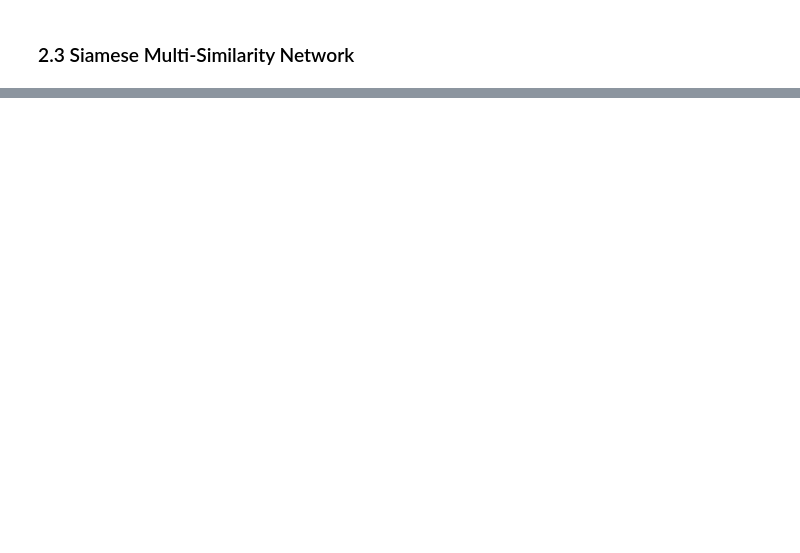
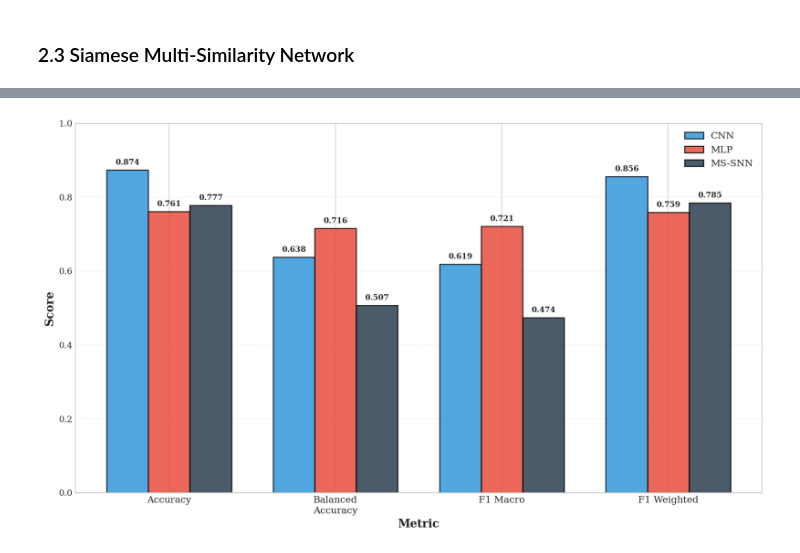
Before and after one commit to carlosnatalino/ONDM_2026_Siamese, a Jupyter notebook: visualize_results.ipynb, the cells around one changed output, grey strips where cells are left out. Drawn from its saved outputs; the diff is of its cells as text; code cells hidden in the pictures; blank space fills up the shorter version.

```diff
--- a/visualize_results.ipynb
+++ b/visualize_results.ipynb
@@ -1458,0 +606,17 @@ Siamese 9-way 10-shot 46.376812                NaN 44.113918    44.113918
+# %%
+# Load full test set results - NEW RESULTS (no decimation)
+import pickle
+
+# Use the new results with no decimation (same dataset as original CNN)
+full_test_file = 'siamese_no_decimation_results/siamese_full_test_results.pkl'
+
+try:
+    with open(full_test_file, 'rb') as f:
+        full_test_results = pickle.load(f)
+    print(f"✓ Loaded full test set results from {full_test_file}")
+    print(f"  Configurations available: {list(full_test_results.keys())}")
+    print(f"\n  Using NEW evaluation: No decimation (same as CNN)")
+    print(f"  Test samples: ~48,676 (same dataset as original CNN)")
+except FileNotFoundError:
+    print(f"⚠ Full test results not found: {full_test_file}")
+    full_test_results = None
@@ -1458,0 +814,82 @@ Siamese 9-way 10-shot 46.376812                NaN 44.113918    44.113918
+# %%
+# Grouped Bar Chart: CNN vs MLP vs MS-SNN - All 4 Metrics
+# Metrics on X-axis, 3 bars per metric (one for each model)
+# Using Siamese full test results (9-way 20-shot)
+
+if full_test_results is not None and '9way_20shot' in full_test_results:
+    # Prepare data - grouped by metric
+    metrics = ['Accuracy', 'Balanced\nAccuracy', 'F1 Macro', 'F1 Weighted']
+
+    cnn_values = [
+        cnn_results['test']['accuracy'] if cnn_results['test'] else 0,
+        cnn_results['test']['balanced_accuracy'] if cnn_results['test'] else 0,
+        cnn_results['test']['f1_macro'] if cnn_results['test'] else 0,
+        cnn_results['test']['f1_weighted'] if cnn_results['test'] else 0
+    ]
+
+    mlp_values = [
+        mlp_results['test']['accuracy'] if mlp_results['test'] else 0,
+        mlp_results['test']['balanced_accuracy'] if mlp_results['test'] else 0,
+        mlp_results['test']['f1_macro'] if mlp_results['test'] else 0,
+        mlp_results['test']['f1_weighted'] if mlp_results['test'] else 0
+    ]
+
+    # Use full test set results (9-way 20-shot)
+    siamese_full = full_test_results['9way_20shot']
+    siamese_values = [
+        siamese_full['accuracy'],
+        siamese_full['balanced_accuracy'],
+        siamese_full['f1_macro'],
+        siamese_full['f1_weighted']
+    ]
+
+    # Set up the bar positions
+    x = np.arange(len(metrics))
+    width = 0.25  # width of each bar
+
+    fig, ax = plt.subplots(figsize=(12, 7))
+
+    # Colors: blue, red, black
+    colors = ['#3498db', '#e74c3c', '#2c3e50']
+
+    # Plot bars for each model
+    bars1 = ax.bar(x - width, cnn_values, width, label='CNN', color=colors[0],
+                   alpha=0.85, edgecolor='black', linewidth=1.2)
+    bars2 = ax.bar(x, mlp_values, width, label='MLP', color=colors[1],
+                   alpha=0.85, edgecolor='black', linewidth=1.2)
+    bars3 = ax.bar(x + width, siamese_values, width, label='MS-SNN',
+                   color=colors[2], alpha=0.85, edgecolor='black', linewidth=1.2)
+
+    # Add value labels on top of bars
+    for bars in [bars1, bars2, bars3]:
+        for bar in bars:
+            height = bar.get_height()
+            ax.text(bar.get_x() + bar.get_width()/2., height + 0.01,
+                   f'{height:.3f}', ha='center', va='bottom', fontsize=9, fontweight='bold')
+
+    ax.set_ylabel('Score', fontsize=13, fontweight='bold')
+    ax.set_xlabel('Metric', fontsize=13, fontweight='bold')
+    ax.set_xticks(x)
+    ax.set_xticklabels(metrics, fontsize=11)
+    ax.set_ylim([0, 1.0])
+    ax.legend(loc='upper right', fontsize=11, framealpha=0.9)
+    ax.grid(True, alpha=0.3, axis='y', linestyle='--')
+
+    plt.tight_layout()
+    plt.savefig(f'{OUTPUT_DIR}/grouped_comparison_all_metrics.pdf', bbox_inches='tight', dpi=300)
+    print(f"✓ Saved: {OUTPUT_DIR}/grouped_comparison_all_metrics.pdf")
+    plt.show()
+
+    # Print summary
+    print("\n" + "="*90)
+    print("GROUPED METRICS COMPARISON (Full Test Set)")
+    print("="*90)
+    print(f"{'Metric':<20} {'CNN':>15} {'MLP':>15} {'MS-SNN':>15}")
+    print("-"*90)
+    for i, metric in enumerate(metrics):
+        metric_clean = metric.replace('\n', ' ')
+        print(f"{metric_clean:<20} {cnn_values[i]:>15.4f} {mlp_values[i]:>15.4f} {siamese_values[i]:>15.4f}")
+    print("="*90)
+else:
+    print("⚠ Full test results not available for comparison")
+# %% [output]
@@ -1458,0 +897 @@ Siamese 9-way 10-shot 46.376812                NaN 44.113918    44.113918
+[figure, added]
```
Also changed, not shown: parts of 36 cells of this notebook, 5 other files.
